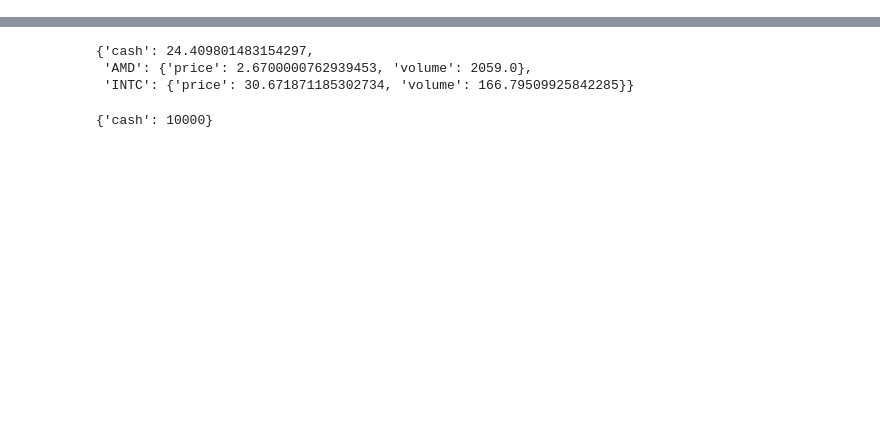
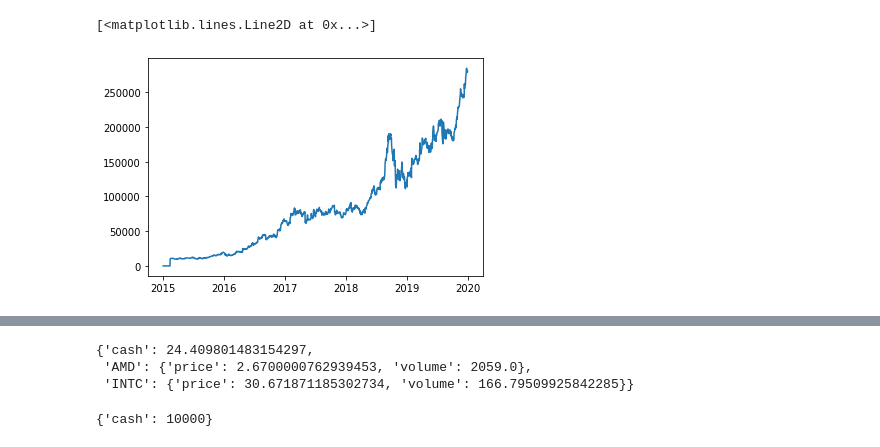
Before and after one commit to bgodlin/dividend_analysis, a Jupyter notebook: backtest_example.ipynb, the cells around one changed output, grey strips where cells are left out. Drawn from its saved outputs; the diff is of its cells as text; code cells hidden in the pictures; blank space fills up the shorter version.

```diff
--- a/backtest_example.ipynb
+++ b/backtest_example.ipynb
@@ -163,0 +199,5 @@ strategy.portfolio_update(ticker, 1, cash_left, 'cash')
+# %%
+plt.plot(res['times'], res['portfolio_values'])
+# %% [output]
+[<matplotlib.lines.Line2D at 0x...>]
+[figure, added]
```
Also changed, not shown: parts of 20 cells of this notebook, 2 other files.
